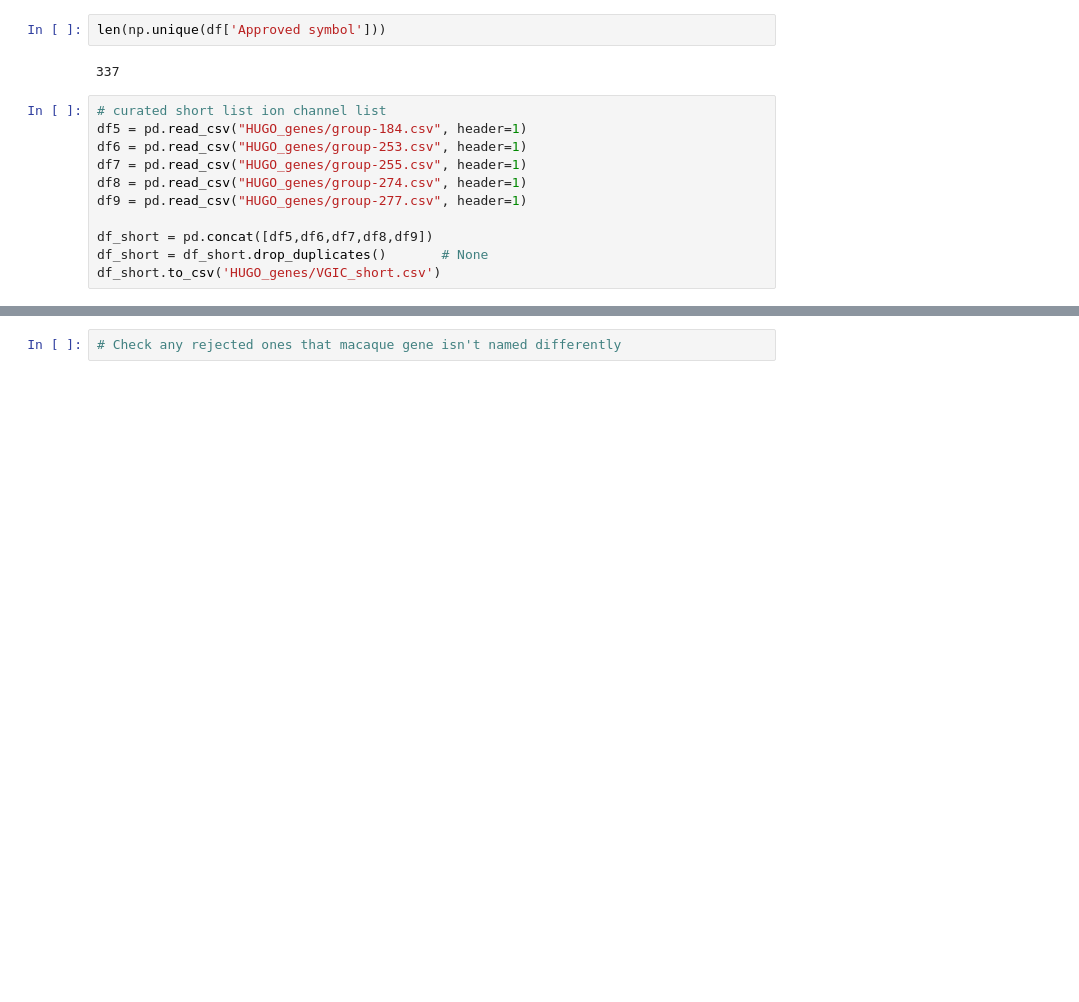
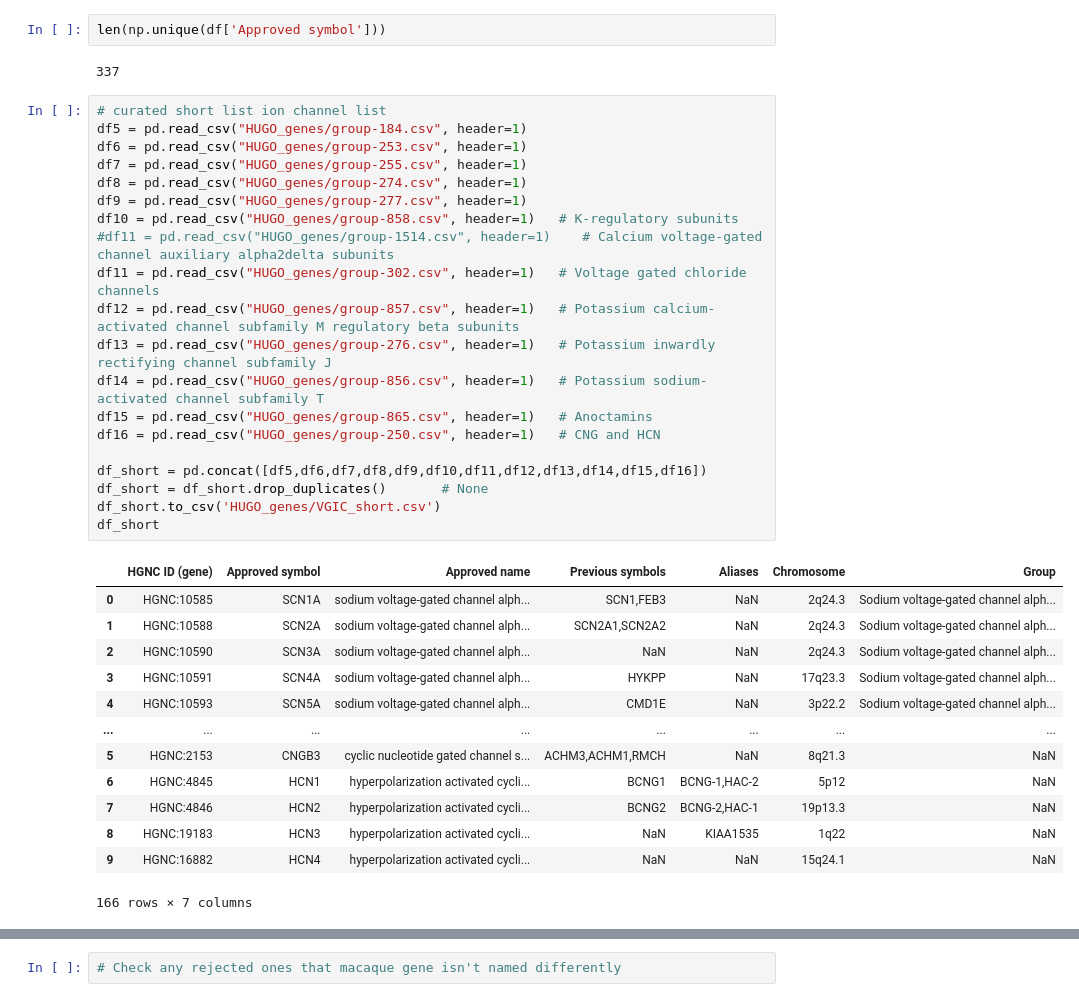
Before and after one commit to xpliu16/celltypes, a Jupyter notebook: Ion_channel_and_Receptor_genes.ipynb, the cells around one changed output, grey strips where cells are left out. Drawn from its saved outputs; the diff is of its cells as text; blank space fills up the shorter version.

```diff
--- a/Ion_channel_and_Receptor_genes.ipynb
+++ b/Ion_channel_and_Receptor_genes.ipynb
@@ -125,11 +128,34 @@ len(np.unique(df['Approved symbol']))
 # %%
 # curated short list ion channel list
 df5 = pd.read_csv("HUGO_genes/group-184.csv", header=1)
 df6 = pd.read_csv("HUGO_genes/group-253.csv", header=1)
 df7 = pd.read_csv("HUGO_genes/group-255.csv", header=1)
 df8 = pd.read_csv("HUGO_genes/group-274.csv", header=1)
 df9 = pd.read_csv("HUGO_genes/group-277.csv", header=1)
+df10 = pd.read_csv("HUGO_genes/group-858.csv", header=1)   # K-regulatory subunits
+#df11 = pd.read_csv("HUGO_genes/group-1514.csv", header=1)    # Calcium voltage-gated channel auxiliary alpha2delta subunits
+df11 = pd.read_csv("HUGO_genes/group-302.csv", header=1)   # Voltage gated chloride channels
+df12 = pd.read_csv("HUGO_genes/group-857.csv", header=1)   # Potassium calcium-activated channel subfamily M regulatory beta subunits
+df13 = pd.read_csv("HUGO_genes/group-276.csv", header=1)   # Potassium inwardly rectifying channel subfamily J
+df14 = pd.read_csv("HUGO_genes/group-856.csv", header=1)   # Potassium sodium-activated channel subfamily T
+df15 = pd.read_csv("HUGO_genes/group-865.csv", header=1)   # Anoctamins
+df16 = pd.read_csv("HUGO_genes/group-250.csv", header=1)   # CNG and HCN
 
-df_short = pd.concat([df5,df6,df7,df8,df9])
+df_short = pd.concat([df5,df6,df7,df8,df9,df10,df11,df12,df13,df14,df15,df16])
 df_short = df_short.drop_duplicates()       # None
 df_short.to_csv('HUGO_genes/VGIC_short.csv')
+df_short
+# %% [output]
+|  | HGNC ID (gene) | Approved symbol | Approved name | Previous symbols | Aliases | Chromosome | Group |
+| 0 | HGNC:10585 | SCN1A | sodium voltage-gated channel alph... | SCN1,FEB3 | NaN | 2q24.3 | Sodium voltage-gated channel alph... |
+| 1 | HGNC:10588 | SCN2A | sodium voltage-gated channel alph... | SCN2A1,SCN2A2 | NaN | 2q24.3 | Sodium voltage-gated channel alph... |
+| 2 | HGNC:10590 | SCN3A | sodium voltage-gated channel alph... | NaN | NaN | 2q24.3 | Sodium voltage-gated channel alph... |
+| 3 | HGNC:10591 | SCN4A | sodium voltage-gated channel alph... | HYKPP | NaN | 17q23.3 | Sodium voltage-gated channel alph... |
+| 4 | HGNC:10593 | SCN5A | sodium voltage-gated channel alph... | CMD1E | NaN | 3p22.2 | Sodium voltage-gated channel alph... |
+| ... | ... | ... | ... | ... | ... | ... | ... |
+| 5 | HGNC:2153 | CNGB3 | cyclic nucleotide gated channel s... | ACHM3,ACHM1,RMCH | NaN | 8q21.3 | NaN |
+| 6 | HGNC:4845 | HCN1 | hyperpolarization activated cycli... | BCNG1 | BCNG-1,HAC-2 | 5p12 | NaN |
+| 7 | HGNC:4846 | HCN2 | hyperpolarization activated cycli... | BCNG2 | BCNG-2,HAC-1 | 19p13.3 | NaN |
+| 8 | HGNC:19183 | HCN3 | hyperpolarization activated cycli... | NaN | KIAA1535 | 1q22 | NaN |
+| 9 | HGNC:16882 | HCN4 | hyperpolarization activated cycli... | NaN | NaN | 15q24.1 | NaN |
+166 rows × 7 columns
```
Also changed, not shown: parts of 3 cells of this notebook, 5 other files.
